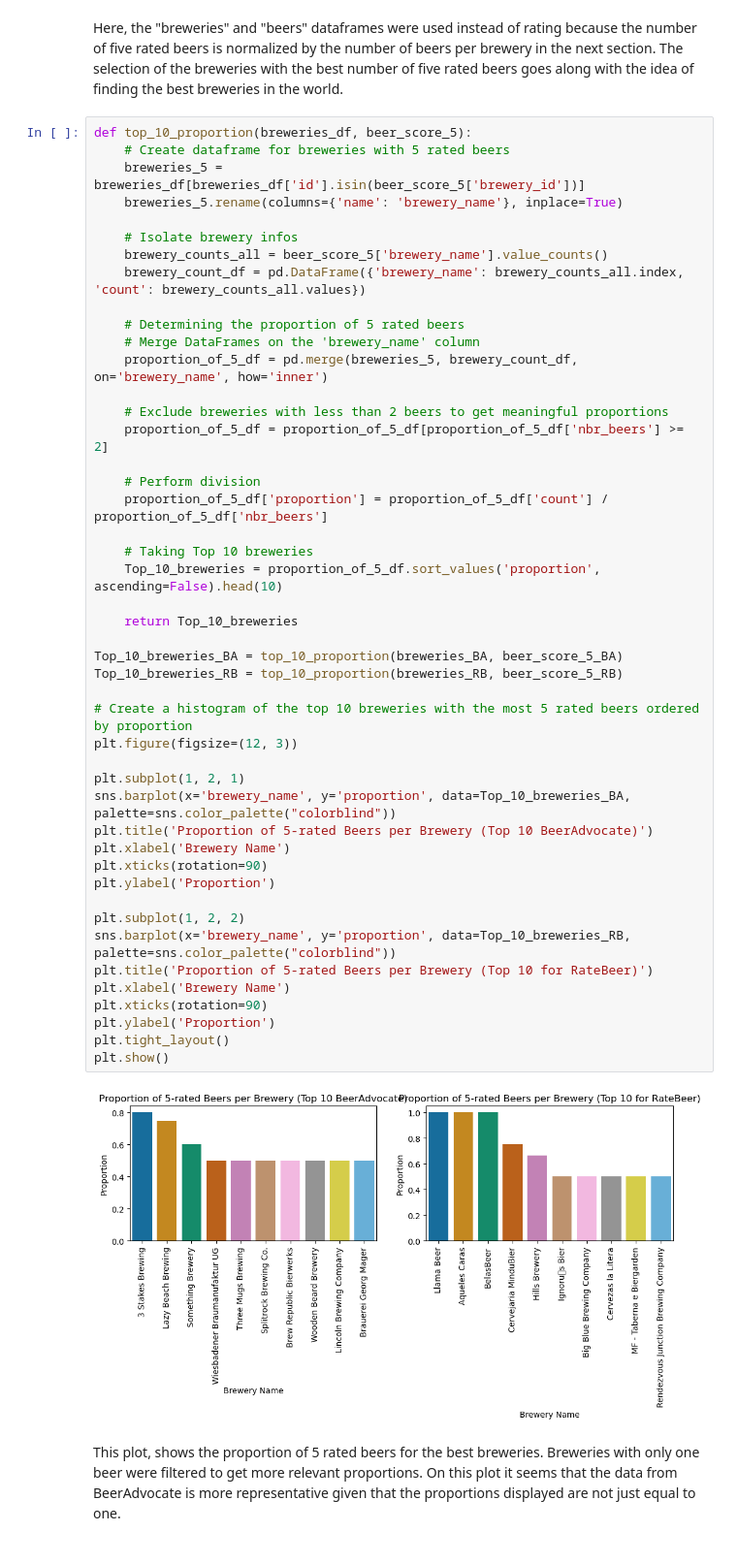
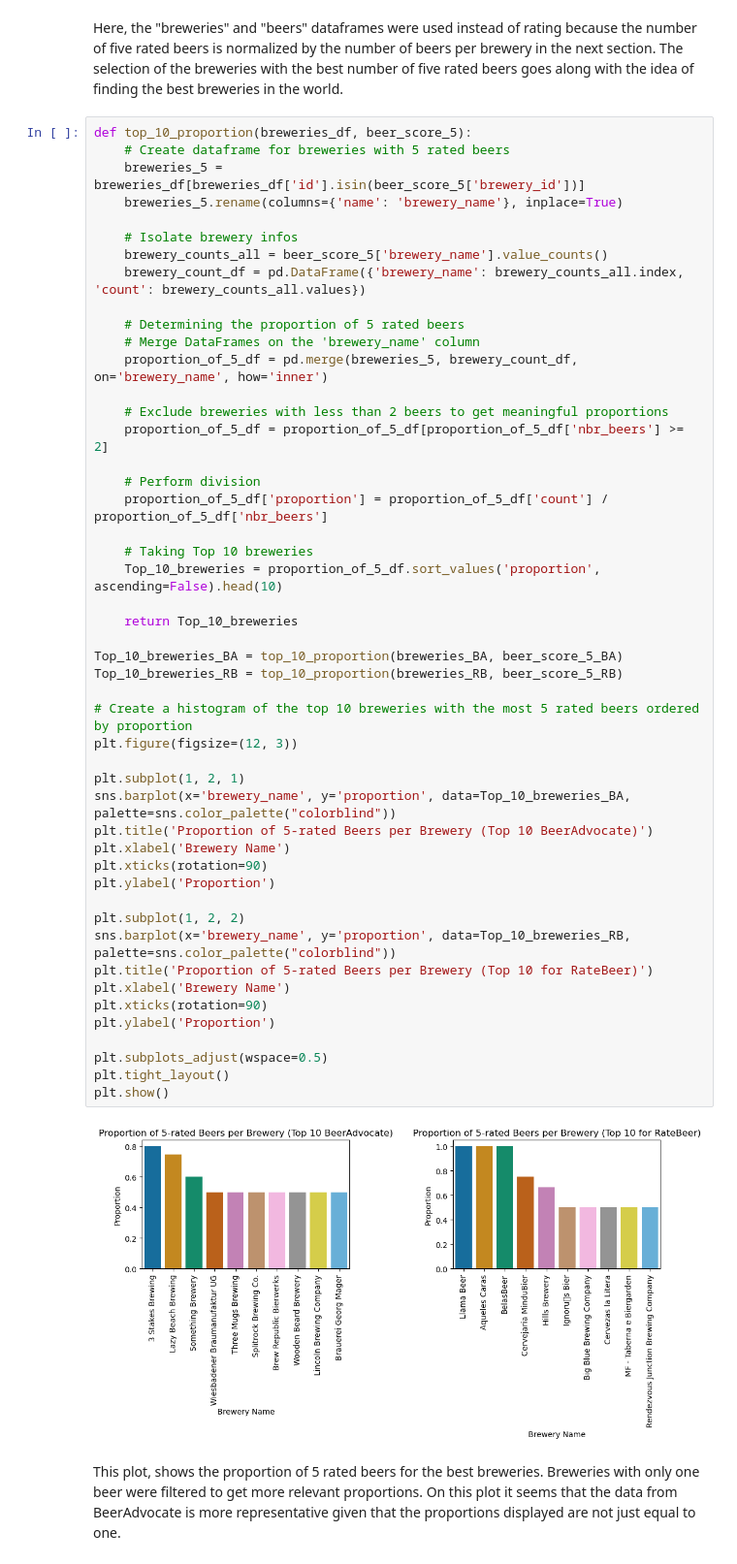
Before and after one commit to epfl-ada/ada-2023-project-laremontada61, a Jupyter notebook: milestone_P2.ipynb, the cells around one changed output. Shown at 97% size. Saved outputs shown, nothing was run; the diff lists cells and outputs as text.

```diff
--- a/milestone_P2.ipynb
+++ b/milestone_P2.ipynb
@@ -738,34 +738,36 @@ def top_10_proportion(breweries_df, beer_score_5):
     # Perform division
     proportion_of_5_df['proportion'] = proportion_of_5_df['count'] / proportion_of_5_df['nbr_beers']
 
     # Taking Top 10 breweries
     Top_10_breweries = proportion_of_5_df.sort_values('proportion', ascending=False).head(10)
 
     return Top_10_breweries
 
 Top_10_breweries_BA = top_10_proportion(breweries_BA, beer_score_5_BA)
 Top_10_breweries_RB = top_10_proportion(breweries_RB, beer_score_5_RB)
 
 # Create a histogram of the top 10 breweries with the most 5 rated beers ordered by proportion
 plt.figure(figsize=(12, 3))
 
 plt.subplot(1, 2, 1)
 sns.barplot(x='brewery_name', y='proportion', data=Top_10_breweries_BA, palette=sns.color_palette("colorblind"))
 plt.title('Proportion of 5-rated Beers per Brewery (Top 10 BeerAdvocate)')
 plt.xlabel('Brewery Name')
 plt.xticks(rotation=90)
 plt.ylabel('Proportion')
 
 plt.subplot(1, 2, 2)
 sns.barplot(x='brewery_name', y='proportion', data=Top_10_breweries_RB, palette=sns.color_palette("colorblind"))
 plt.title('Proportion of 5-rated Beers per Brewery (Top 10 for RateBeer)')
 plt.xlabel('Brewery Name')
 plt.xticks(rotation=90)
 plt.ylabel('Proportion')
+
+plt.subplots_adjust(wspace=0.5)
 plt.tight_layout()
 plt.show()
 # %% [output]
-[figure, old version]
+[figure, new version]
 # %% [markdown]
 This plot, shows the proportion of 5 rated beers for the best breweries. Breweries with only one beer were filtered to get more relevant proportions.
 On this plot it seems that the data from BeerAdvocate is more representative given that the proportions displayed are not just equal to one.
```
Also changed, not shown: parts of 3 cells of this notebook.
